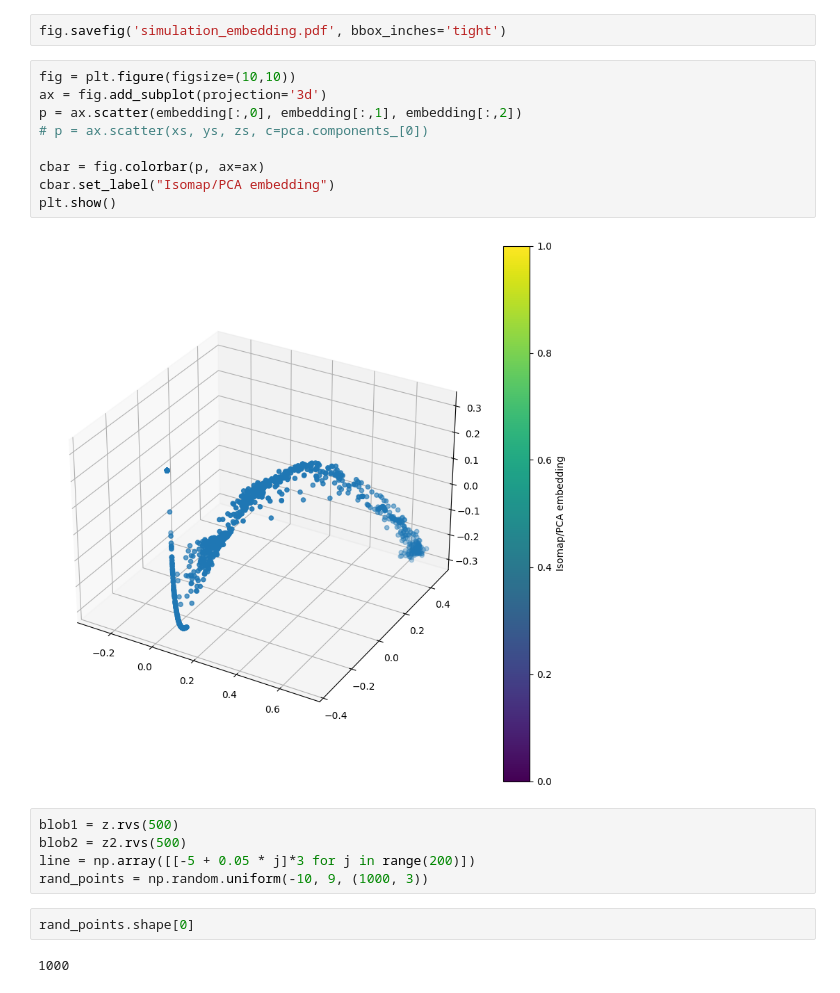
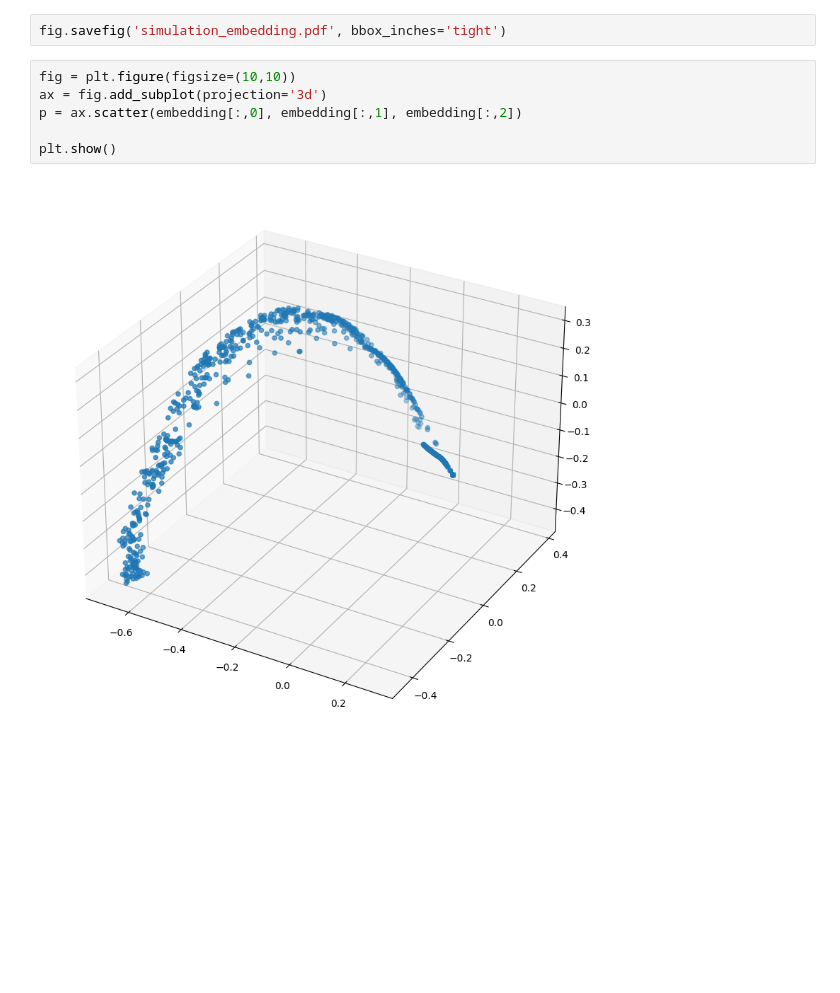
Before and after one commit to asmuzsoy/galaxy-manifolds, a Jupyter notebook: gaussian_simulation_test.ipynb, the cells around one changed output. Cells and saved outputs as stored; diff of their text form; blank space fills up the shorter version.

Commit message:
fixed some plot errors

```diff
--- a/gaussian_simulation_test.ipynb
+++ b/gaussian_simulation_test.ipynb
@@ -336,23 +336,11 @@ fig.savefig('simulation_embedding.pdf', bbox_inches='tight')
 # %%
 fig = plt.figure(figsize=(10,10))
 ax = fig.add_subplot(projection='3d')
 p = ax.scatter(embedding[:,0], embedding[:,1], embedding[:,2])
-# p = ax.scatter(xs, ys, zs, c=pca.components_[0])
 
-cbar = fig.colorbar(p, ax=ax)
-cbar.set_label("Isomap/PCA embedding")
 plt.show()
 # %% [output]
-[figure, old version]
+[figure, new version]
-# %%
-blob1 = z.rvs(500)
-blob2 = z2.rvs(500)
-line = np.array([[-5 + 0.05 * j]*3 for j in range(200)])
-rand_points = np.random.uniform(-10, 9, (1000, 3))
-# %%
-rand_points.shape[0]
-# %% [output]
-1000
 # %%
 import plotly.express as px
 fig = px.scatter_3d(
```
Also changed, not shown: parts of 6 cells of this notebook.
